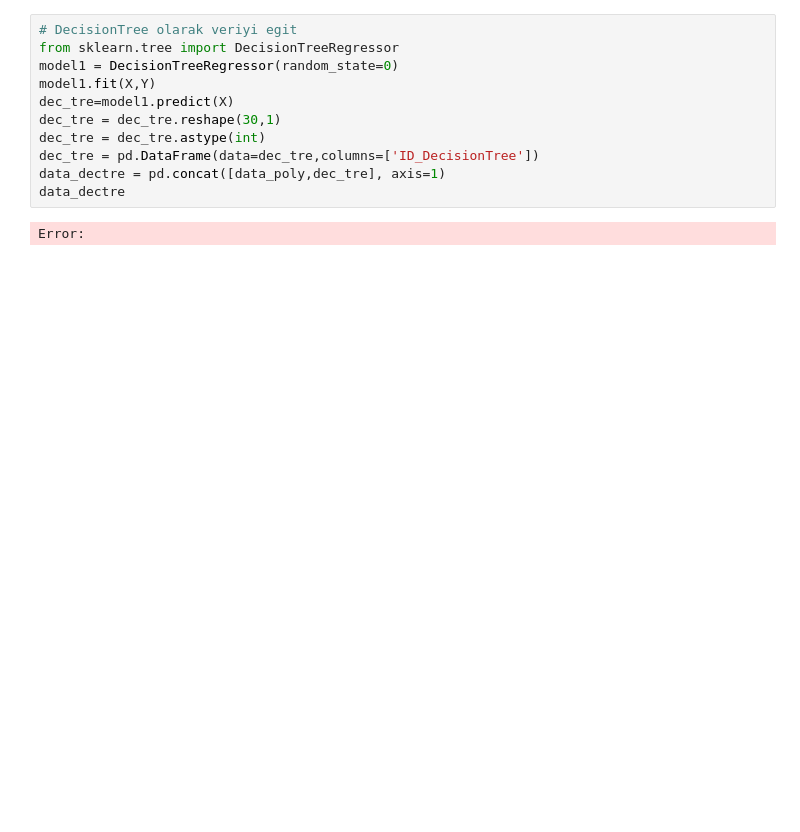
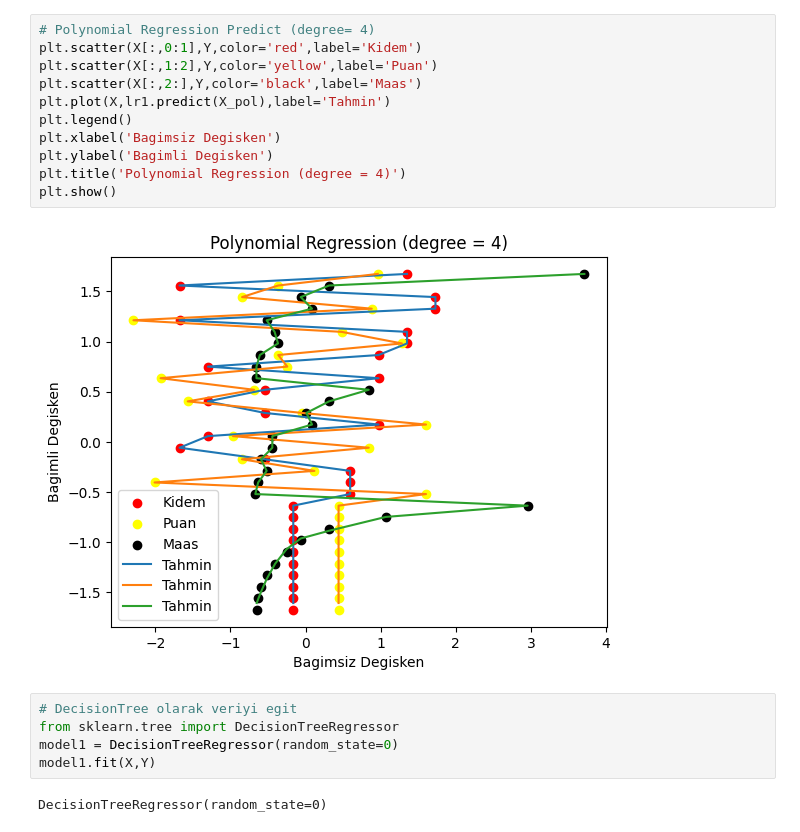
Before and after one commit to mustafayaliniz/Machine_Learning_Archive, a Jupyter notebook: r2_squared.ipynb, the cells around one changed output. Cells and saved outputs as stored; diff of their text form; blank space fills up the shorter version.

```diff
--- a/r2_squared.ipynb
+++ b/r2_squared.ipynb
@@ -54,13 +104,20 @@ Error:
+# %%
+# Polynomial Regression Predict (degree= 4)
+plt.scatter(X[:,0:1],Y,color='red',label='Kidem')
+plt.scatter(X[:,1:2],Y,color='yellow',label='Puan')
+plt.scatter(X[:,2:],Y,color='black',label='Maas')
+plt.plot(X,lr1.predict(X_pol),label='Tahmin')
+plt.legend()
+plt.xlabel('Bagimsiz Degisken')
+plt.ylabel('Bagimli Degisken')
+plt.title('Polynomial Regression (degree = 4)')
+plt.show()
+# %% [output]
+[figure, added]
 # %%
 # DecisionTree olarak veriyi egit
 from sklearn.tree import DecisionTreeRegressor
 model1 = DecisionTreeRegressor(random_state=0)
 model1.fit(X,Y)
-dec_tre=model1.predict(X)
-dec_tre = dec_tre.reshape(30,1)
-dec_tre = dec_tre.astype(int)
-dec_tre = pd.DataFrame(data=dec_tre,columns=['ID_DecisionTree'])
-data_dectre = pd.concat([data_poly,dec_tre], axis=1)
-data_dectre
 # %% [output]
-Error:
+DecisionTreeRegressor(random_state=0)
```
Also changed, not shown: parts of 18 cells of this notebook.
